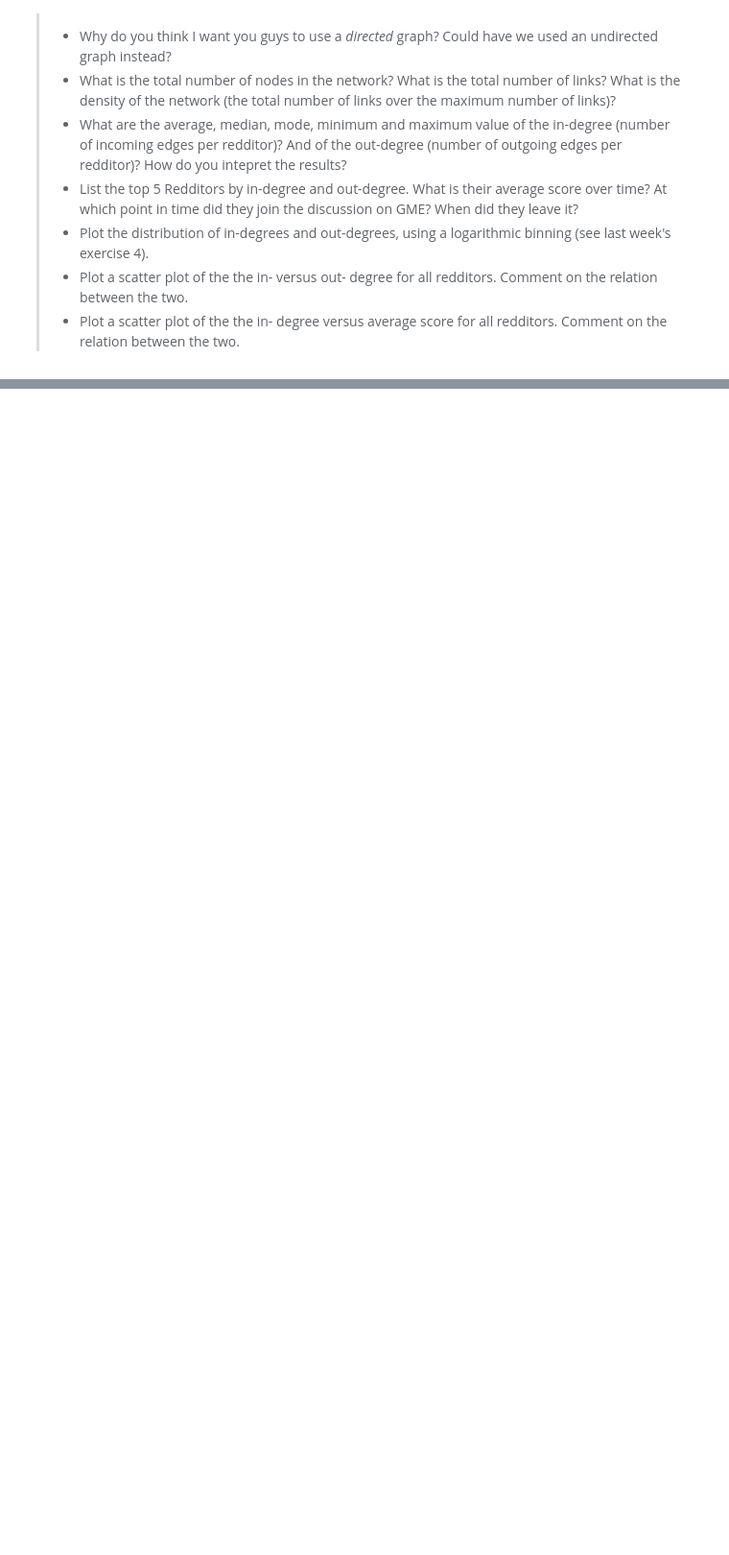
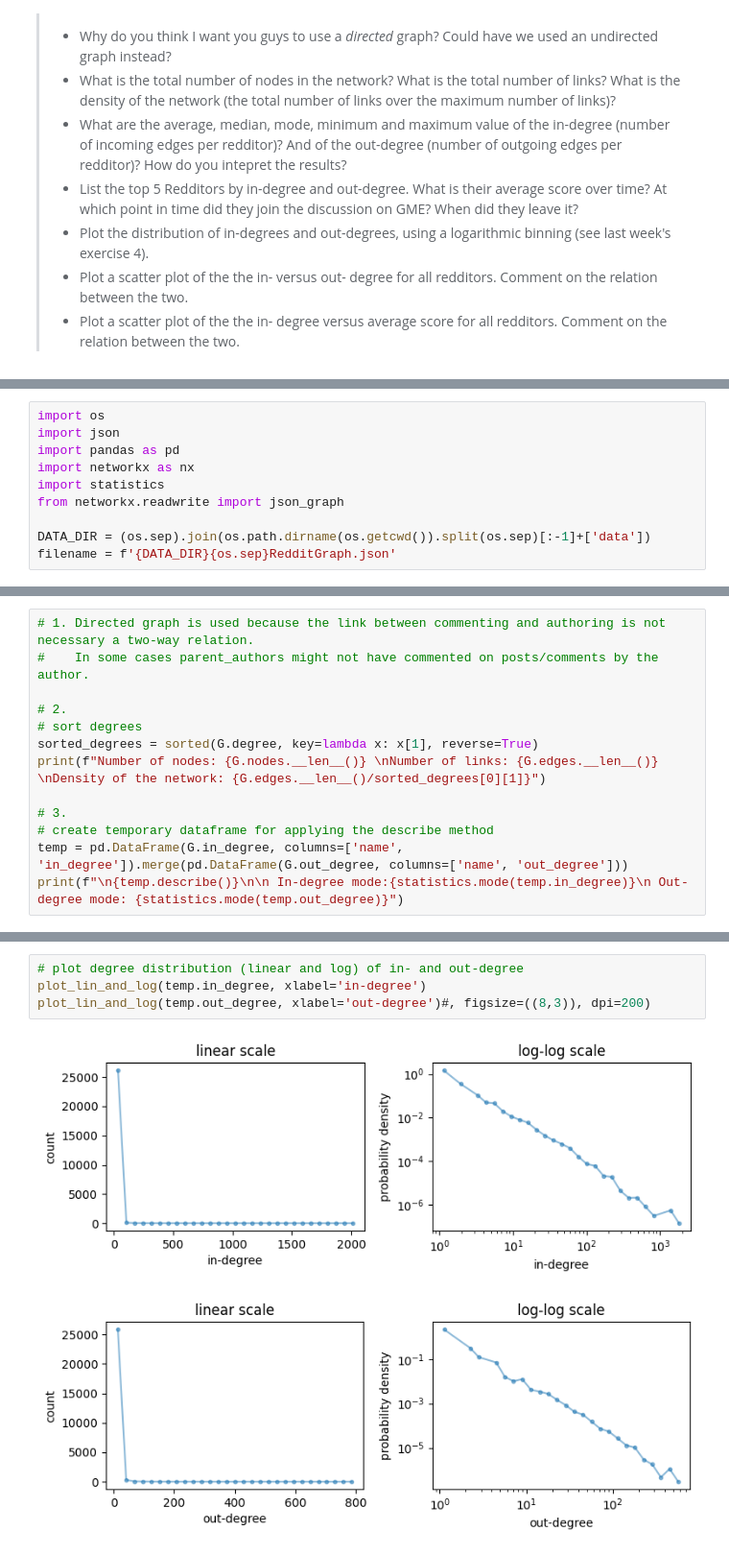
Before and after one commit to AronDJacobsen/02467-ComSocSci, a Jupyter notebook: personal_albert/week3/Week3.ipynb, the cells around one changed output, grey strips where cells are left out. Shown at 96% size. Cells and saved outputs as stored; diff of their text form; blank space fills up the shorter version.

```diff
--- a/personal_albert/week3/Week3.ipynb
+++ b/personal_albert/week3/Week3.ipynb
@@ -528,0 +512,10 @@ We begin with a preliminary analysis of the network.
+# %%
+import os
+import json
+import pandas as pd
+import networkx as nx
+import statistics
+from networkx.readwrite import json_graph
+
+DATA_DIR = (os.sep).join(os.path.dirname(os.getcwd()).split(os.sep)[:-1]+['data'])
+filename = f'{DATA_DIR}{os.sep}RedditGraph.json'
@@ -528,0 +531,13 @@ We begin with a preliminary analysis of the network.
+# %%
+# 1. Directed graph is used because the link between commenting and authoring is not necessary a two-way relation.
+#    In some cases parent_authors might not have commented on posts/comments by the author.
+
+# 2.
+# sort degrees
+sorted_degrees = sorted(G.degree, key=lambda x: x[1], reverse=True)
+print(f"Number of nodes: {G.nodes.__len__()} \nNumber of links: {G.edges.__len__()} \nDensity of the network: {G.edges.__len__()/sorted_degrees[0][1]}")
+
+# 3.
+# create temporary dataframe for applying the describe method
+temp = pd.DataFrame(G.in_degree, columns=['name', 'in_degree']).merge(pd.DataFrame(G.out_degree, columns=['name', 'out_degree']))
+print(f"\n{temp.describe()}\n\n In-degree mode:{statistics.mode(temp.in_degree)}\n Out-degree mode: {statistics.mode(temp.out_degree)}")
@@ -528,0 +635,7 @@ We begin with a preliminary analysis of the network.
+# %%
+# plot degree distribution (linear and log) of in- and out-degree
+plot_lin_and_log(temp.in_degree, xlabel='in-degree')
+plot_lin_and_log(temp.out_degree, xlabel='out-degree')#, figsize=((8,3)), dpi=200)
+# %% [output]
+[figure, added]
+[figure, added]
```
Also changed, not shown: parts of 10 cells of this notebook, 1 other file.
